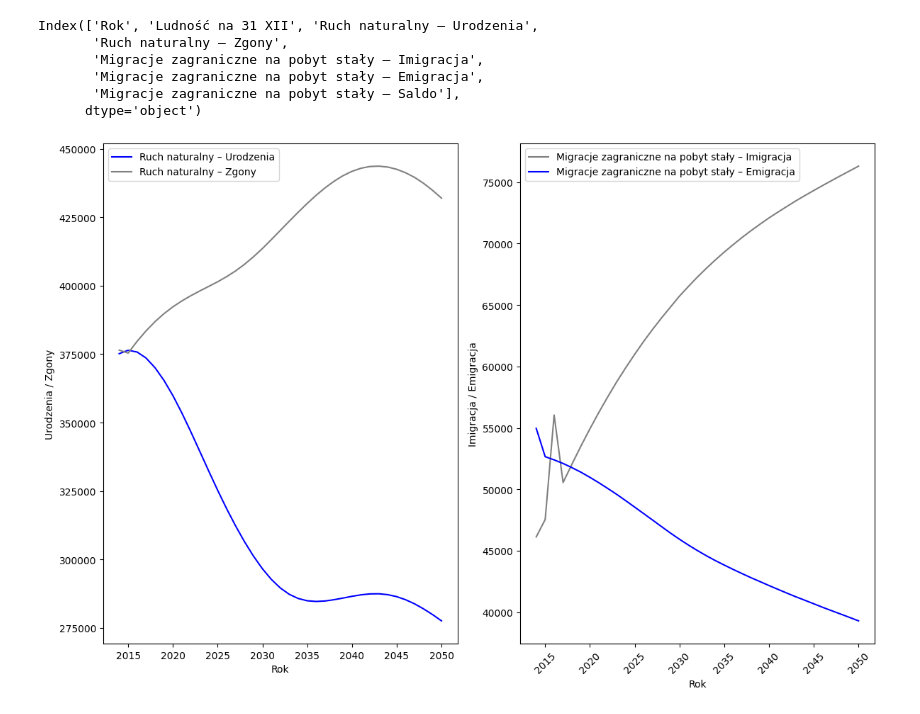
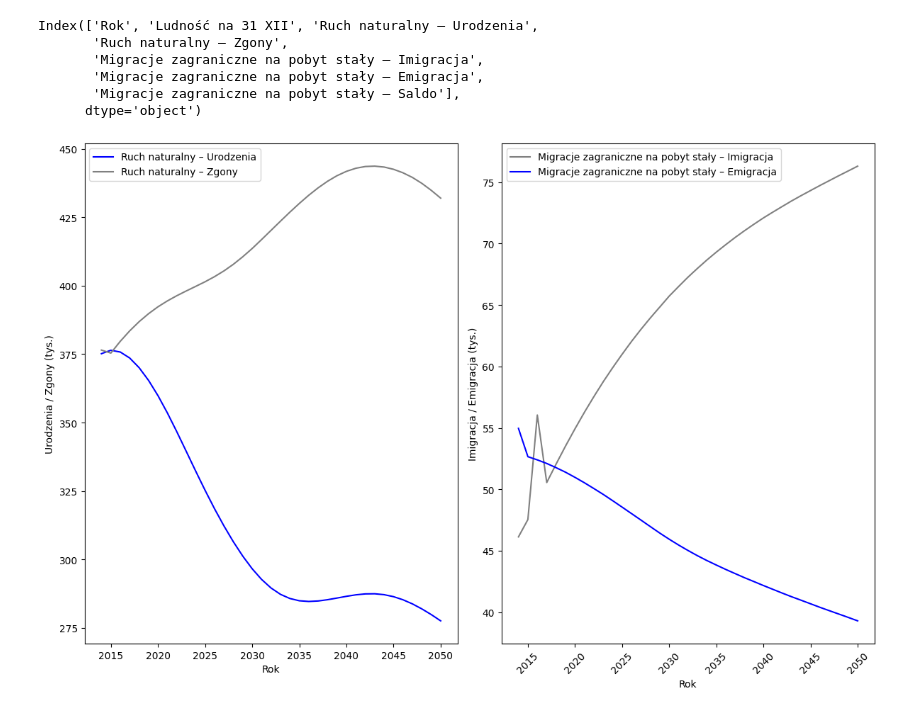
Before and after one commit to Vektor79/Zadania, a Jupyter notebook: 05_Wykresy/Materiały_na_zjazd/02_Wykresy/04_Wiele wykresów na jednym obrazku/1_Ruch naturalny i wędrówkowy.ipynb, the cells around one changed output. Cells and saved outputs as stored; diff of their text form; code cells hidden in the pictures.

```diff
--- a/05_Wykresy/Materiały_na_zjazd/02_Wykresy/04_Wiele wykresów na jednym obrazku/1_Ruch naturalny i wędrówkowy.ipynb
+++ b/05_Wykresy/Materiały_na_zjazd/02_Wykresy/04_Wiele wykresów na jednym obrazku/1_Ruch naturalny i wędrówkowy.ipynb
@@ -90,33 +90,39 @@ axs[0].plot(
 axs[1].plot(
     df["Rok"],
     df["Migracje zagraniczne na pobyt stały – Imigracja"],
     color="grey",
     label="Migracje zagraniczne na pobyt stały – Imigracja")
 
 axs[1].plot(
     df["Rok"],
     df["Migracje zagraniczne na pobyt stały – Emigracja"],
     color="blue",
     label="Migracje zagraniczne na pobyt stały – Emigracja")
 
 # legenda domyślnie ustawi się sama w jakimś miejscu:
 # axs[0].legend()
 # axs[1].legend()
 
 # jeżeli legenda się umieści w złym miejscu, to możemy przesunąć legendę:
 axs[0].legend(loc="upper left")
 axs[1].legend(loc="upper left")
 
 #opisujemy osie x i y:
 axs[0].set_xlabel("Rok")
-axs[0].set_ylabel("Urodzenia / Zgony")
+axs[0].set_ylabel("Urodzenia / Zgony (tys.)")
 
 axs[1].set_xlabel("Rok")
-axs[1].set_ylabel("Imigracja / Emigracja")
+axs[1].set_ylabel("Imigracja / Emigracja (tys.)")
+
+# fig.set_title("zmiany")
+
+# obcinam zera na osi y:
+axs[0].yaxis.set_major_formatter(ticker.FuncFormatter(lambda x, pos: f'{int(x / 1e3)}'))
+axs[1].yaxis.set_major_formatter(ticker.FuncFormatter(lambda x, pos: f'{int(x / 1e3)}'))
 
 plt.xticks(rotation=45)
 
 plt.tight_layout()
 plt.show()
 # %% [output]
-[figure, old version]
+[figure, new version]
```
